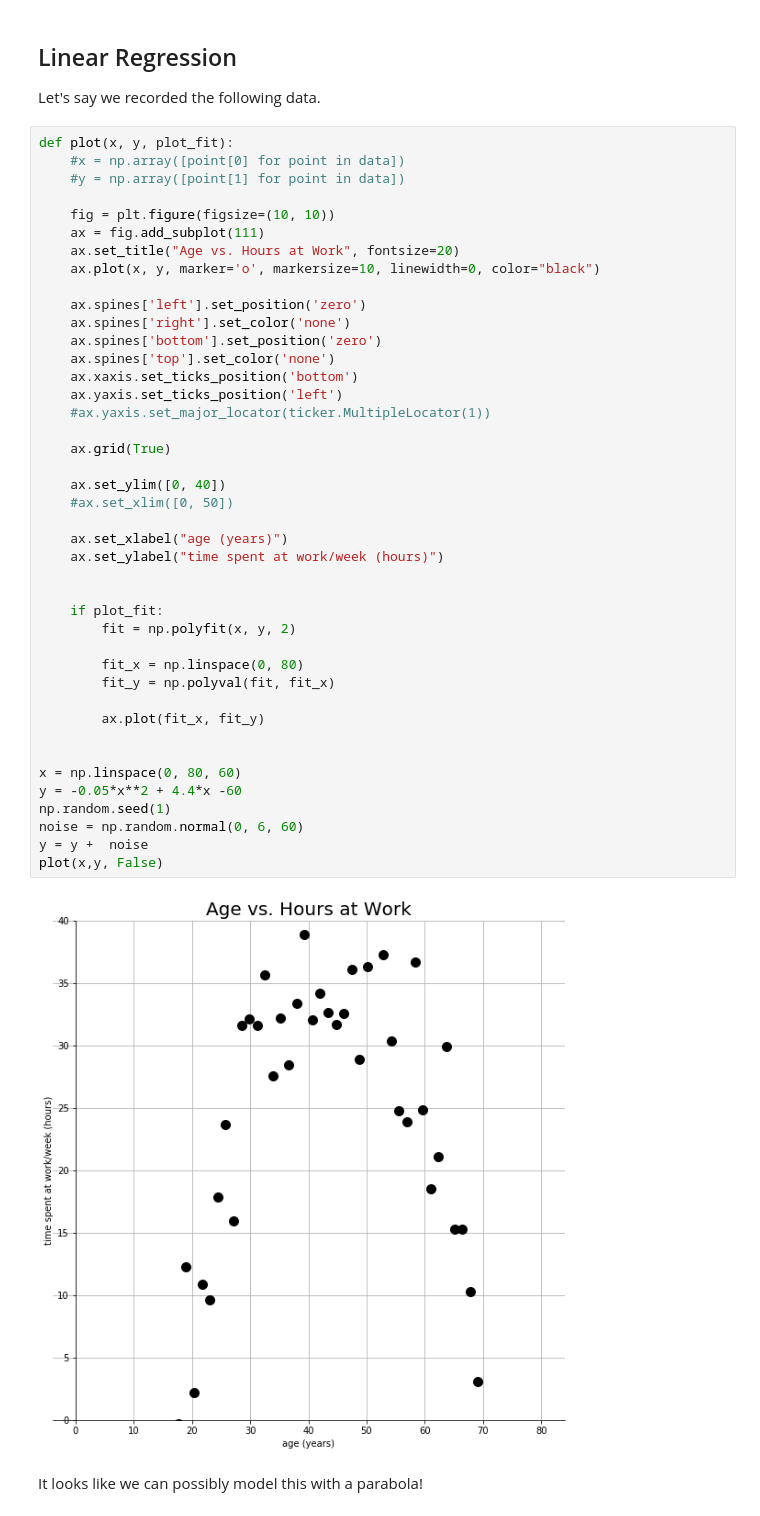
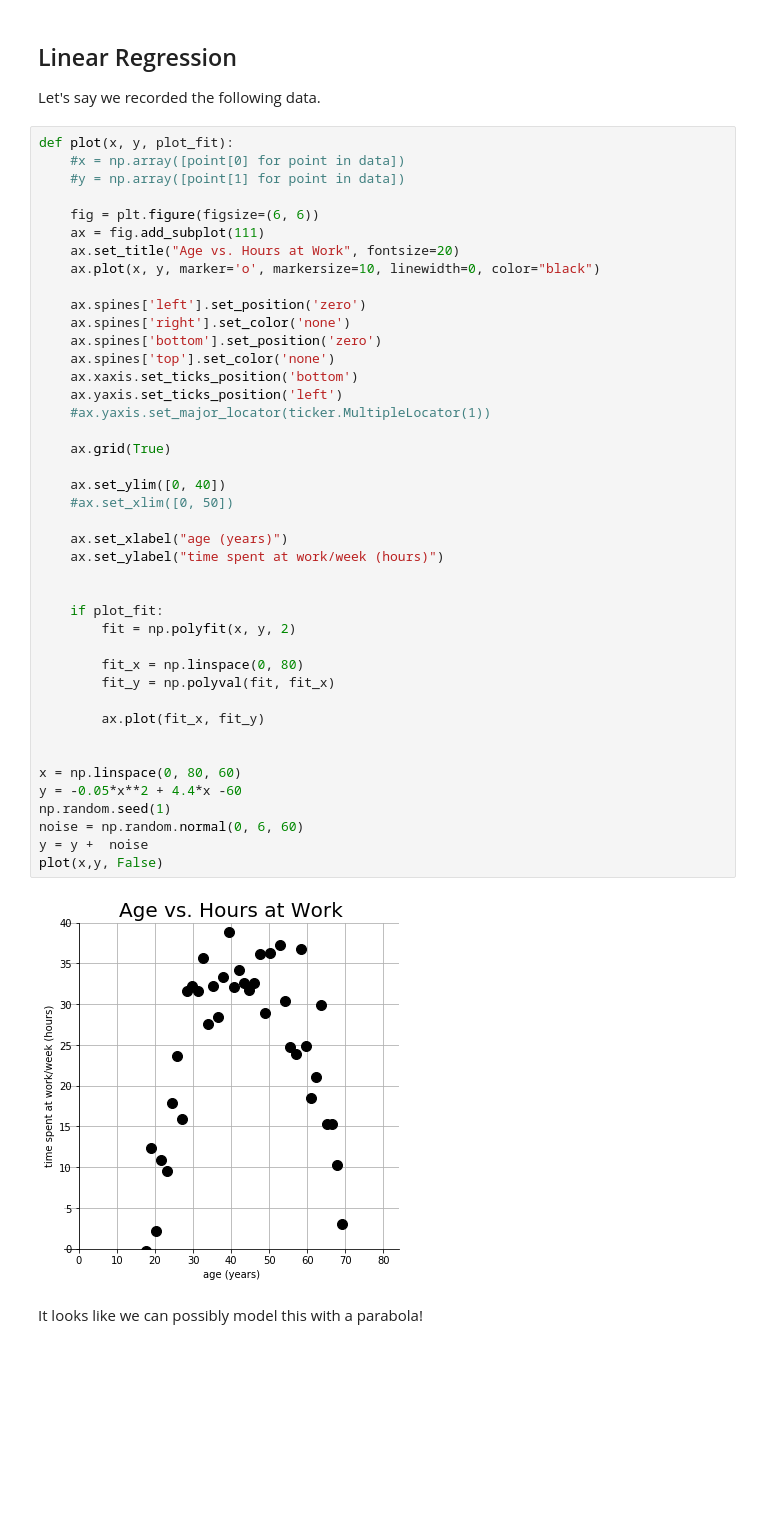
Before and after one commit to MutatedGamer/GTL_Lesson_Plans, a Jupyter notebook: 2nd_deg_equations_4.ipynb, the cells around one changed output. Cells and saved outputs as stored; diff of their text form; blank space fills up the shorter version.

```diff
--- a/2nd_deg_equations_4.ipynb
+++ b/2nd_deg_equations_4.ipynb
@@ -14,7 +61,7 @@ def plot(x, y, plot_fit):
     #x = np.array([point[0] for point in data])
     #y = np.array([point[1] for point in data])
 
-    fig = plt.figure(figsize=(10, 10))
+    fig = plt.figure(figsize=(6, 6))
     ax = fig.add_subplot(111)
     ax.set_title("Age vs. Hours at Work", fontsize=20)
     ax.plot(x, y, marker='o', markersize=10, linewidth=0, color="black")
@@ -25,34 +72,34 @@ def plot(x, y, plot_fit):
     ax.spines['top'].set_color('none')
     ax.xaxis.set_ticks_position('bottom')
     ax.yaxis.set_ticks_position('left')
     #ax.yaxis.set_major_locator(ticker.MultipleLocator(1))
 
     ax.grid(True)
 
     ax.set_ylim([0, 40])
     #ax.set_xlim([0, 50])
 
     ax.set_xlabel("age (years)")
     ax.set_ylabel("time spent at work/week (hours)")
 
 
     if plot_fit:
         fit = np.polyfit(x, y, 2)
 
         fit_x = np.linspace(0, 80)
         fit_y = np.polyval(fit, fit_x)
 
         ax.plot(fit_x, fit_y)
 
 
 x = np.linspace(0, 80, 60)
 y = -0.05*x**2 + 4.4*x -60
 np.random.seed(1)
 noise = np.random.normal(0, 6, 60)
 y = y +  noise
 plot(x,y, False)
 # %% [output]
-[figure, old version]
+[figure, new version]
 # %% [markdown]
 It looks like we can possibly model this with a parabola!
 # %%
```
Also changed, not shown: parts of 16 cells of this notebook, 3 other files.
